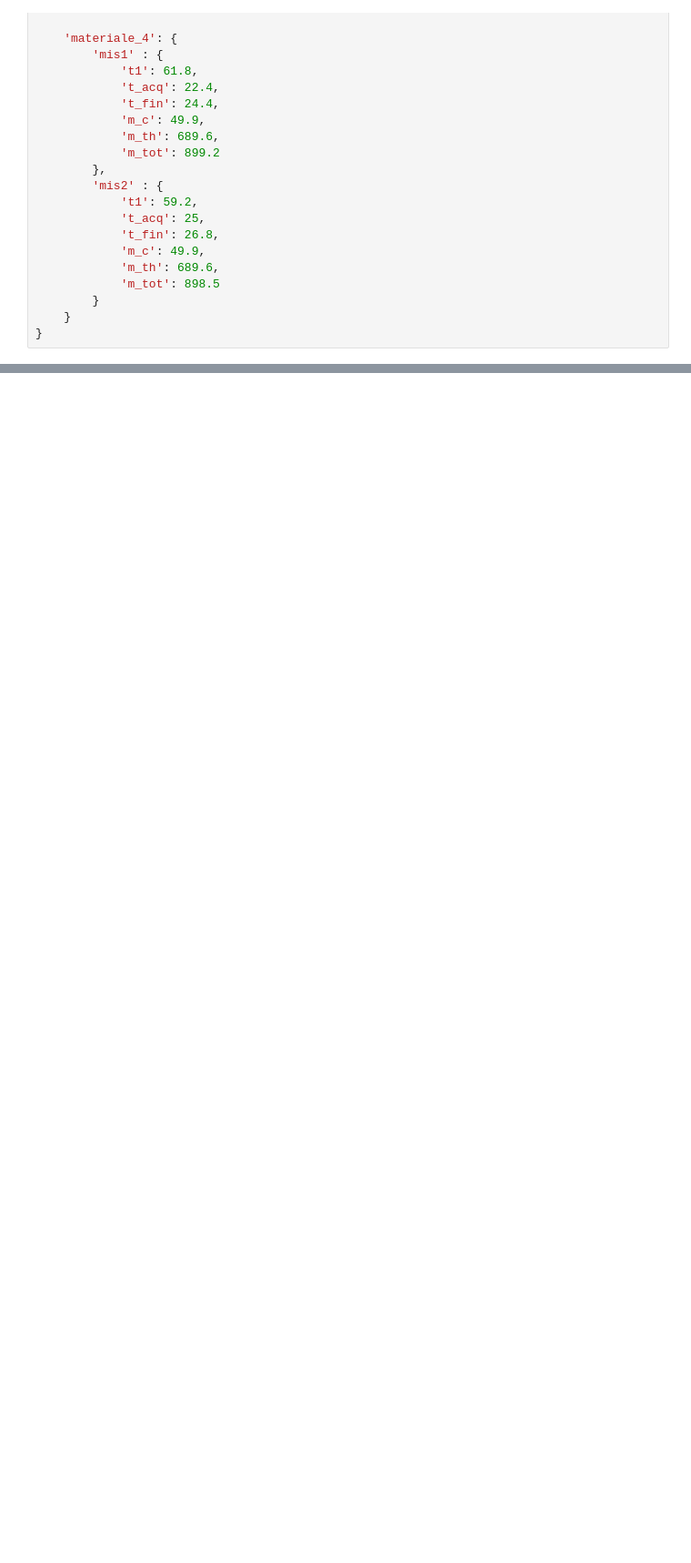
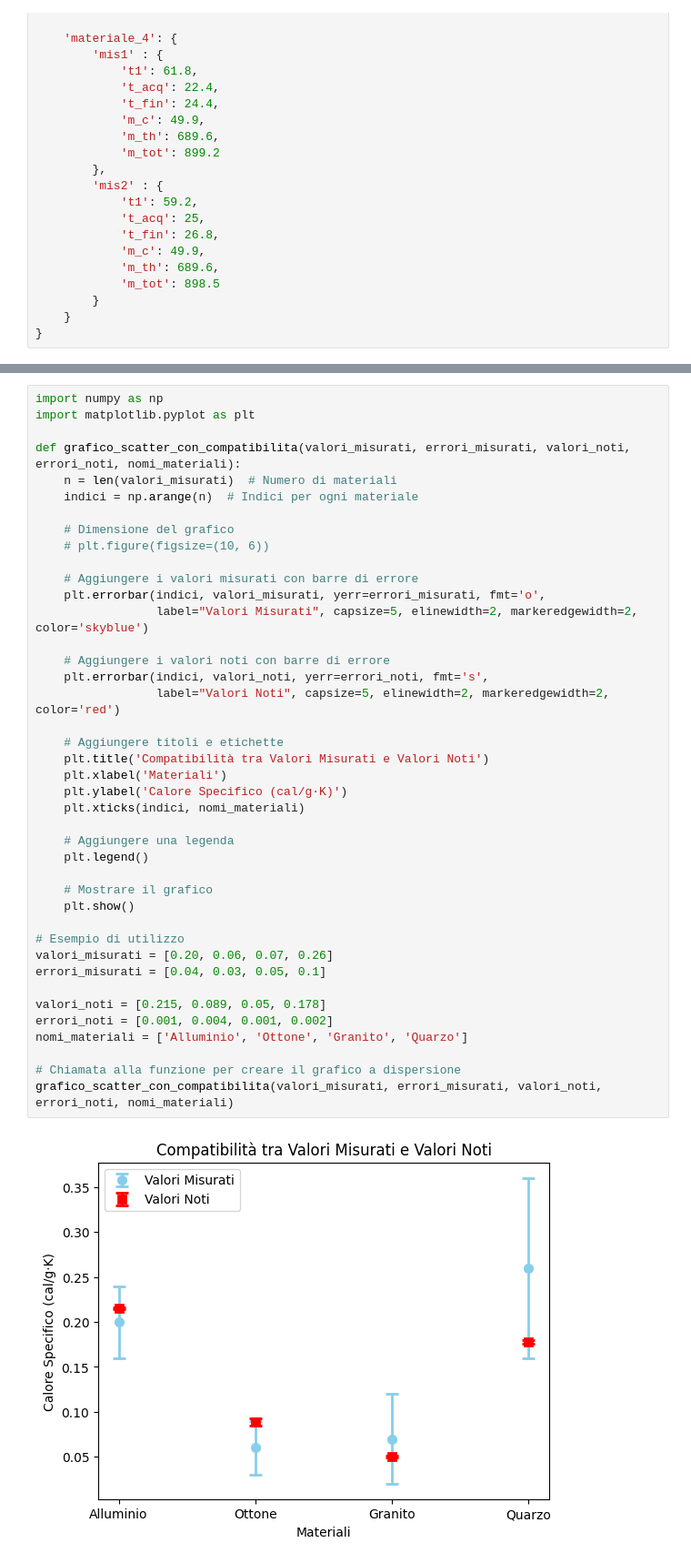
Before and after one commit to andreacip/Laboratorio_Termodinamica, a Jupyter notebook: 01_calore_specifico/analisi_dati/notebook/analisi_dati copia.ipynb, the cells around one changed output, grey strips where cells are left out. Shown: that part at 91% size. Cells and saved outputs as stored; diff of their text form; blank space fills up the shorter version.

```diff
--- a/01_calore_specifico/analisi_dati/notebook/analisi_dati copia.ipynb
+++ b/01_calore_specifico/analisi_dati/notebook/analisi_dati copia.ipynb
@@ -204,0 +256,43 @@ plt.show()
+# %%
+import numpy as np
+import matplotlib.pyplot as plt
+
+def grafico_scatter_con_compatibilita(valori_misurati, errori_misurati, valori_noti, errori_noti, nomi_materiali):
+    n = len(valori_misurati)  # Numero di materiali
+    indici = np.arange(n)  # Indici per ogni materiale
+
+    # Dimensione del grafico
+    # plt.figure(figsize=(10, 6))
+
+    # Aggiungere i valori misurati con barre di errore
+    plt.errorbar(indici, valori_misurati, yerr=errori_misurati, fmt='o',
+                 label="Valori Misurati", capsize=5, elinewidth=2, markeredgewidth=2, color='skyblue')
+
+    # Aggiungere i valori noti con barre di errore
+    plt.errorbar(indici, valori_noti, yerr=errori_noti, fmt='s',
+                 label="Valori Noti", capsize=5, elinewidth=2, markeredgewidth=2, color='red')
+
+    # Aggiungere titoli e etichette
+    plt.title('Compatibilità tra Valori Misurati e Valori Noti')
+    plt.xlabel('Materiali')
+    plt.ylabel('Calore Specifico (cal/g·K)')
+    plt.xticks(indici, nomi_materiali)
+
+    # Aggiungere una legenda
+    plt.legend()
+
+    # Mostrare il grafico
+    plt.show()
+
+# Esempio di utilizzo
+valori_misurati = [0.20, 0.06, 0.07, 0.26]
+errori_misurati = [0.04, 0.03, 0.05, 0.1]
+
+valori_noti = [0.215, 0.089, 0.05, 0.178]
+errori_noti = [0.001, 0.004, 0.001, 0.002]
+nomi_materiali = ['Alluminio', 'Ottone', 'Granito', 'Quarzo']
+
+# Chiamata alla funzione per creare il grafico a dispersione
+grafico_scatter_con_compatibilita(valori_misurati, errori_misurati, valori_noti, errori_noti, nomi_materiali)
+# %% [output]
+[figure, added]
```
Also changed, not shown: parts of 8 cells of this notebook, 12 other files.
